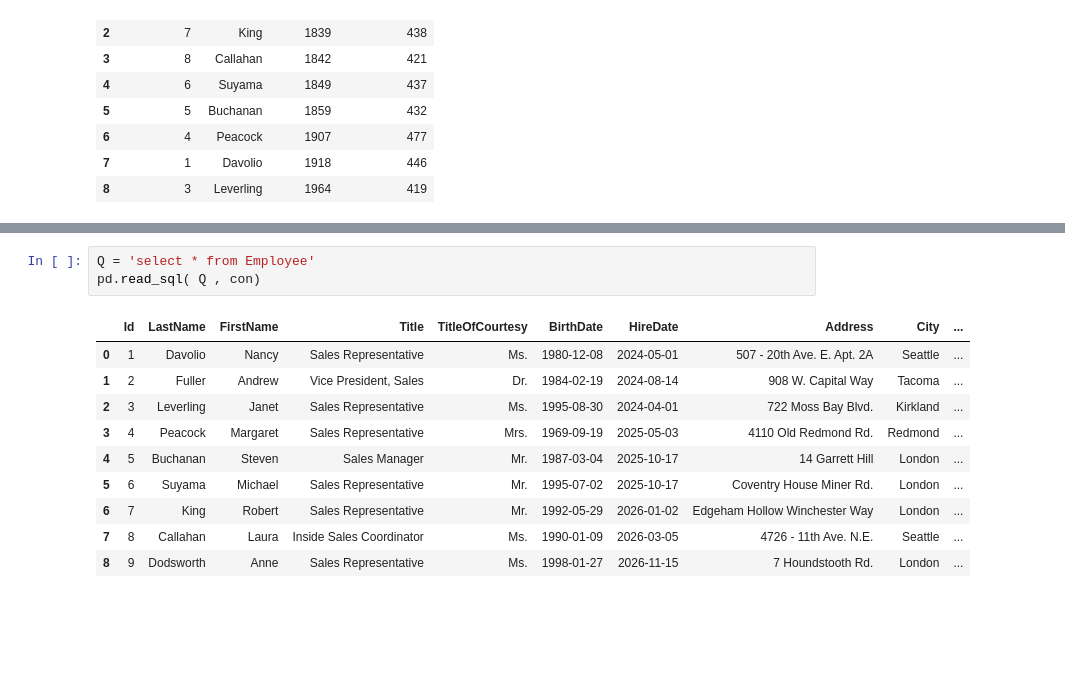
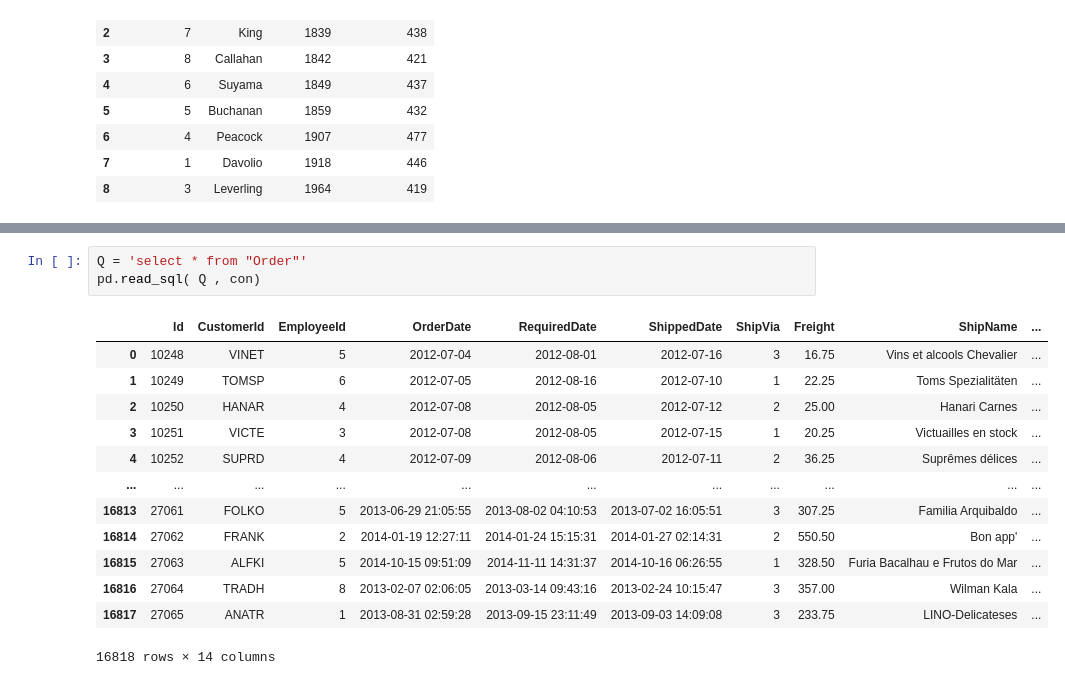
Before and after one commit to Satyabratam945/sqlproblems, a Jupyter notebook: SQL Practice (Hard Problems).ipynb, the cells around one changed output, grey strips where cells are left out. Drawn from its saved outputs; the diff is of its cells as text; blank space fills up the shorter version.

```diff
--- a/SQL Practice (Hard Problems).ipynb
+++ b/SQL Practice (Hard Problems).ipynb
@@ -264,14 +296,17 @@ pd.read_sql( Q , con)
 # %%
-Q = 'select * from Employee'
+Q = 'select * from "Order"'
 pd.read_sql( Q , con)
 # %% [output]
-|  | Id | LastName | FirstName | Title | TitleOfCourtesy | BirthDate | HireDate | Address | City | ... |
-| 0 | 1 | Davolio | Nancy | Sales Representative | Ms. | 1980-12-08 | 2024-05-01 | 507 - 20th Ave. E. Apt. 2A | Seattle | ... |
-| 1 | 2 | Fuller | Andrew | Vice President, Sales | Dr. | 1984-02-19 | 2024-08-14 | 908 W. Capital Way | Tacoma | ... |
-| 2 | 3 | Leverling | Janet | Sales Representative | Ms. | 1995-08-30 | 2024-04-01 | 722 Moss Bay Blvd. | Kirkland | ... |
-| 3 | 4 | Peacock | Margaret | Sales Representative | Mrs. | 1969-09-19 | 2025-05-03 | 4110 Old Redmond Rd. | Redmond | ... |
-| 4 | 5 | Buchanan | Steven | Sales Manager | Mr. | 1987-03-04 | 2025-10-17 | 14 Garrett Hill | London | ... |
-| 5 | 6 | Suyama | Michael | Sales Representative | Mr. | 1995-07-02 | 2025-10-17 | Coventry House Miner Rd. | London | ... |
-| 6 | 7 | King | Robert | Sales Representative | Mr. | 1992-05-29 | 2026-01-02 | Edgeham Hollow Winchester Way | London | ... |
-| 7 | 8 | Callahan | Laura | Inside Sales Coordinator | Ms. | 1990-01-09 | 2026-03-05 | 4726 - 11th Ave. N.E. | Seattle | ... |
-| 8 | 9 | Dodsworth | Anne | Sales Representative | Ms. | 1998-01-27 | 2026-11-15 | 7 Houndstooth Rd. | London | ... |
+|  | Id | CustomerId | EmployeeId | OrderDate | RequiredDate | ShippedDate | ShipVia | Freight | ShipName | ... |
+| 0 | 10248 | VINET | 5 | 2012-07-04 | 2012-08-01 | 2012-07-16 | 3 | 16.75 | Vins et alcools Chevalier | ... |
+| 1 | 10249 | TOMSP | 6 | 2012-07-05 | 2012-08-16 | 2012-07-10 | 1 | 22.25 | Toms Spezialitäten | ... |
+| 2 | 10250 | HANAR | 4 | 2012-07-08 | 2012-08-05 | 2012-07-12 | 2 | 25.00 | Hanari Carnes | ... |
+| 3 | 10251 | VICTE | 3 | 2012-07-08 | 2012-08-05 | 2012-07-15 | 1 | 20.25 | Victuailles en stock | ... |
+| 4 | 10252 | SUPRD | 4 | 2012-07-09 | 2012-08-06 | 2012-07-11 | 2 | 36.25 | Suprêmes délices | ... |
+| ... | ... | ... | ... | ... | ... | ... | ... | ... | ... | ... |
+| 16813 | 27061 | FOLKO | 5 | 2013-06-29 21:05:55 | 2013-08-02 04:10:53 | 2013-07-02 16:05:51 | 3 | 307.25 | Familia Arquibaldo | ... |
+| 16814 | 27062 | FRANK | 2 | 2014-01-19 12:27:11 | 2014-01-24 15:15:31 | 2014-01-27 02:14:31 | 2 | 550.50 | Bon app' | ... |
+| 16815 | 27063 | ALFKI | 5 | 2014-10-15 09:51:09 | 2014-11-11 14:31:37 | 2014-10-16 06:26:55 | 1 | 328.50 | Furia Bacalhau e Frutos do Mar | ... |
+| 16816 | 27064 | TRADH | 8 | 2013-02-07 02:06:05 | 2013-03-14 09:43:16 | 2013-02-24 10:15:47 | 3 | 357.00 | Wilman Kala | ... |
+| 16817 | 27065 | ANATR | 1 | 2013-08-31 02:59:28 | 2013-09-15 23:11:49 | 2013-09-03 14:09:08 | 3 | 233.75 | LINO-Delicateses | ... |
+16818 rows × 14 columns
```
Also changed, not shown: parts of 3 cells of this notebook.
